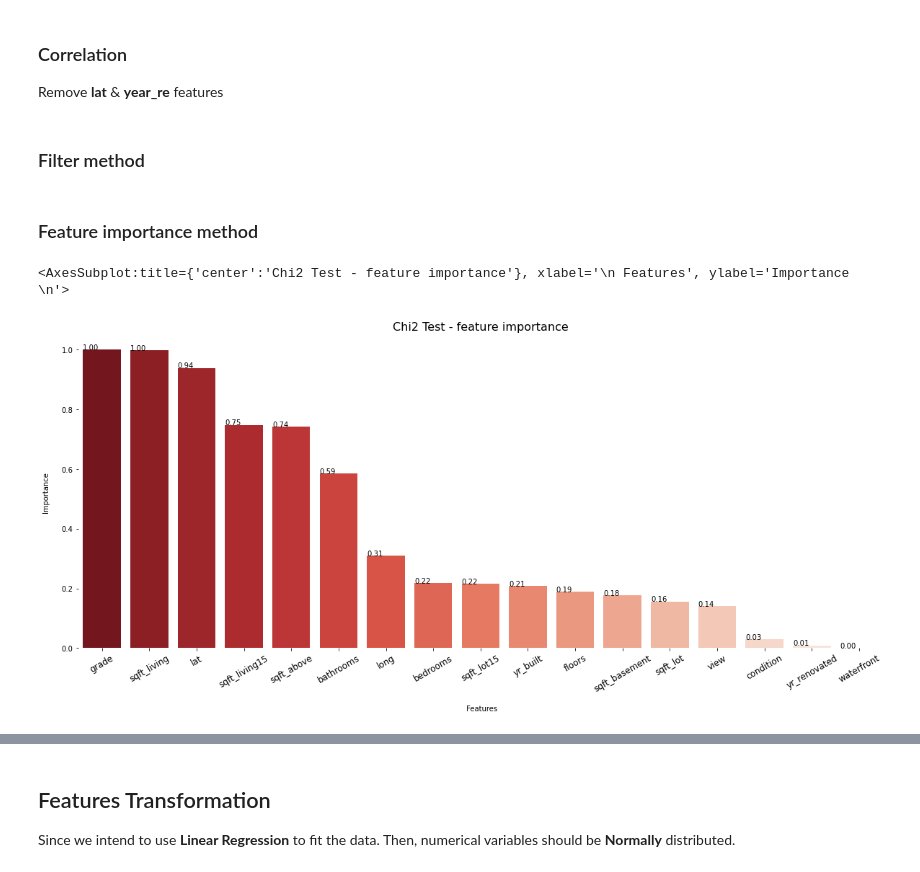
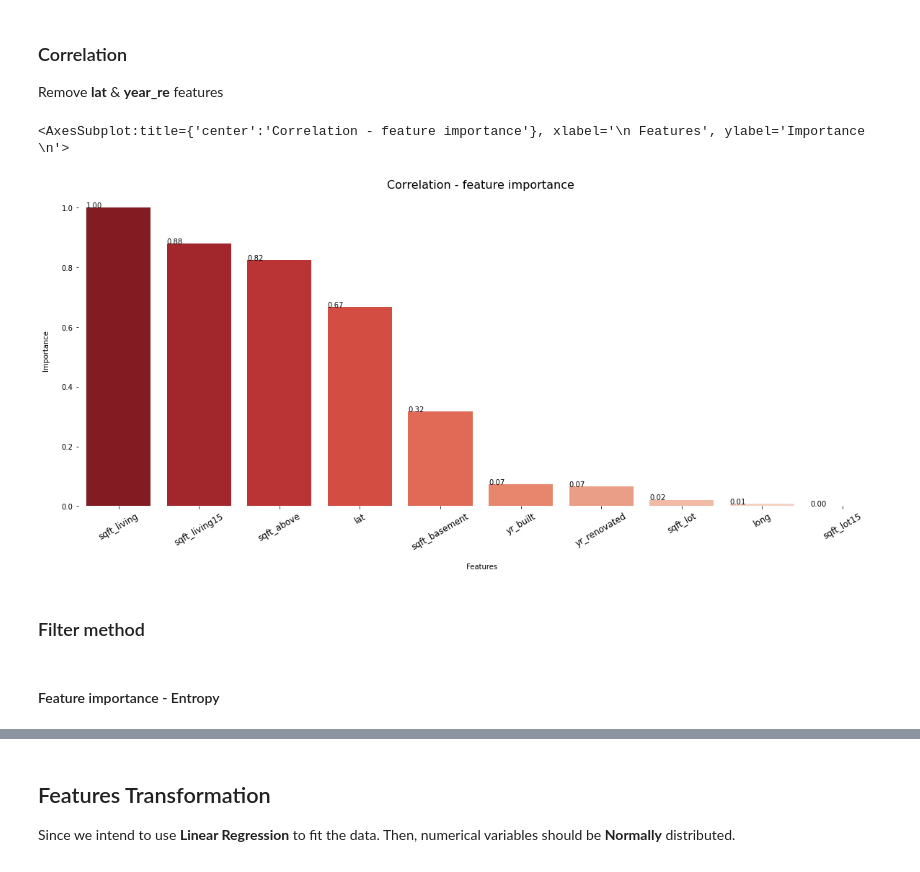
Before and after one commit to Nicola-Ibrahim/House-price-prediction, a Jupyter notebook: House pricing prediction - Model.ipynb, the cells around one changed output, grey strips where cells are left out. Saved outputs shown, nothing was run; the diff lists cells and outputs as text; code cells hidden in the pictures.

```diff
--- a/House pricing prediction - Model.ipynb
+++ b/House pricing prediction - Model.ipynb
@@ -591,20 +593,16 @@ class FeatureRank:
     def __post_init__(self):
         """Call it after initialize a new instance"""
 
-        # Take copy of X and y
-        X_np = self.X.to_numpy()
-        y_np = self.y.to_numpy()
-
         # Calculate feature ranking
-        ret = self.func(X_np, y_np)
+        score_vals, feats = self.func(self.X, self.y)
 
         # Create test result
-        ranks = ret[0] if(len(ret)==2) else ret
+        ranks = score_vals[0] if(len(score_vals)==2) else score_vals
 
         # Normalize ranks
         ranks = (ranks - ranks.min()) / (ranks.max() - ranks.min())
 
-        self.test_result = TestResult(self.X.columns, ranks)
+        self.test_result = TestResult(feats, ranks)
 
         # Change the index of the DataFrame
         self.test_result.res.index = [self.X.columns.get_loc(spec) for spec in self.test_result.res['Specs']]
@@ -650,3 +643,27 @@ Remove **lat** & **year_re** features
+# %%
+def corr_score(X:pd.DataFrame, y:pd.Series):
+    """Calculate target-vars correlation """
+
+    # Get entire data
+    data = pd.concat([X, y], axis=1)
+
+    # Change data columns after combination
+    data.columns = X.columns.to_list() + [y.name]
+
+    # Calculate the correlation matrix
+    corr_mat = data.corr(method='spearman')
+
+    # get correlated values with target
+    target_corr_values = corr_mat['price'].to_numpy()[:-1]
+
+
+    return target_corr_values, corr_mat['price'].index[:-1]
+
+corr_rank = FeatureRank(corr_score, X_train, y_train)
+corr_rank.feat_imp_plot('Correlation - feature importance', sorting=True)
+# %% [output]
+<AxesSubplot:title={'center':'Correlation - feature importance'}, xlabel='\n Features', ylabel='Importance \n'>
+[figure, added]
 # %% [markdown]
 ### Filter method
 # %%
@@ -655,10 +672,4 @@ Remove **lat** & **year_re** features
 # skb_freg_selected_feat = pd.DataFrame({'score':skb_freg.scores_, 'p-value':skb_freg.pvalues_, 'accepted':skb_freg.get_support()}, index=X_train.columns)
 # skb_freg_selected_feat[skb_freg.get_support()]
 # %% [markdown]
-### Feature importance method
+#### Feature importance - Entropy
-# %%
-mutual_info_rank = FeatureRank(mutual_info_regression, X_train, y_train)
-mutual_info_rank.feat_imp_plot('Chi2 Test - feature importance', sorting=True)
-# %% [output]
-<AxesSubplot:title={'center':'Chi2 Test - feature importance'}, xlabel='\n Features', ylabel='Importance \n'>
-[figure, removed]
```
Also changed, not shown: parts of 15 cells of this notebook.
